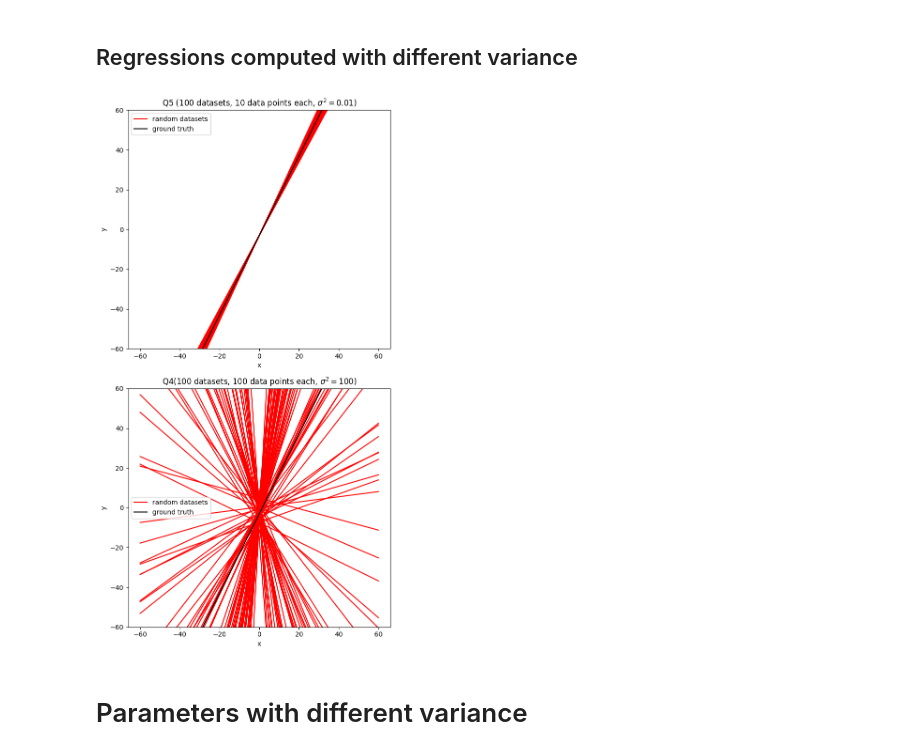
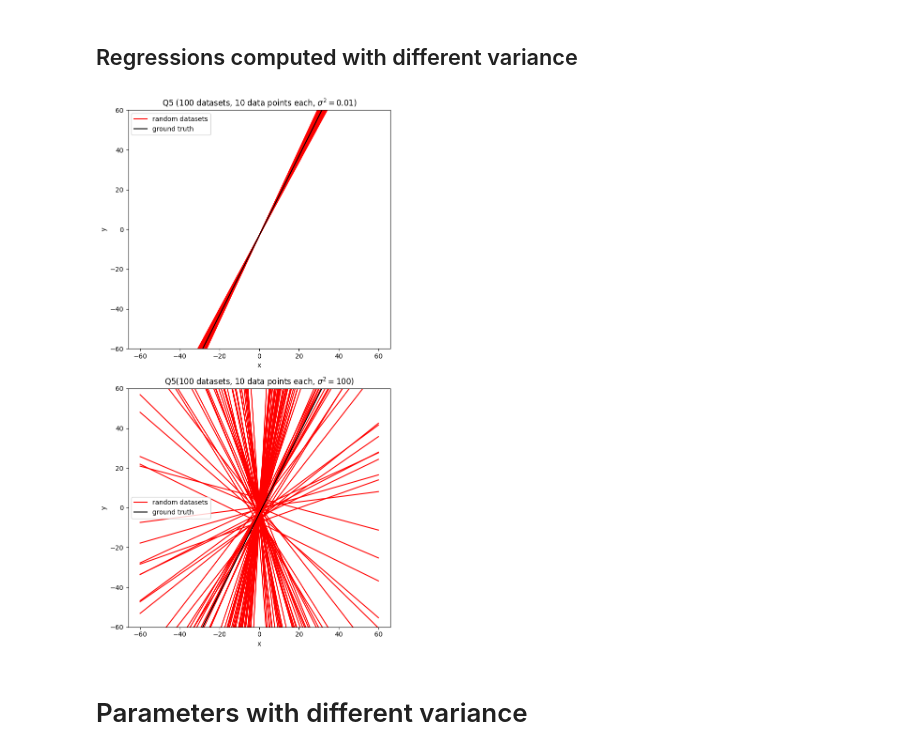
Before and after one commit to csjiet/ordinary_least_square_on_synthetic_datasets, a Jupyter notebook: main.ipynb, the cells around one changed output. Saved outputs shown, nothing was run; the diff lists cells and outputs as text; code cells hidden in the pictures.

```diff
--- a/main.ipynb
+++ b/main.ipynb
@@ -164,9 +164,9 @@ n = 10
 var = 0.01
 datasets4 = generate_m_datasets(m, n, mean, var)
 # %%
-show_and_compare_regressions([datasets4, datasets5], 2, ['Q5 (100 datasets, 10 data points each, $\sigma^{2} = 0.01$)', 'Q4(100 datasets, 100 data points each, $\sigma^{2} = 100$)'], (12, 12))
+show_and_compare_regressions([datasets4, datasets5], 2, ['Q5 (100 datasets, 10 data points each, $\sigma^{2} = 0.01$)', 'Q5(100 datasets, 10 data points each, $\sigma^{2} = 100$)'], (12, 12))
 # %% [output]
-[figure, old version]
+[figure, new version]
 # %% [markdown]
 # Parameters with different variance
 # %%
```
Also changed, not shown: parts of 1 cell of this notebook.
